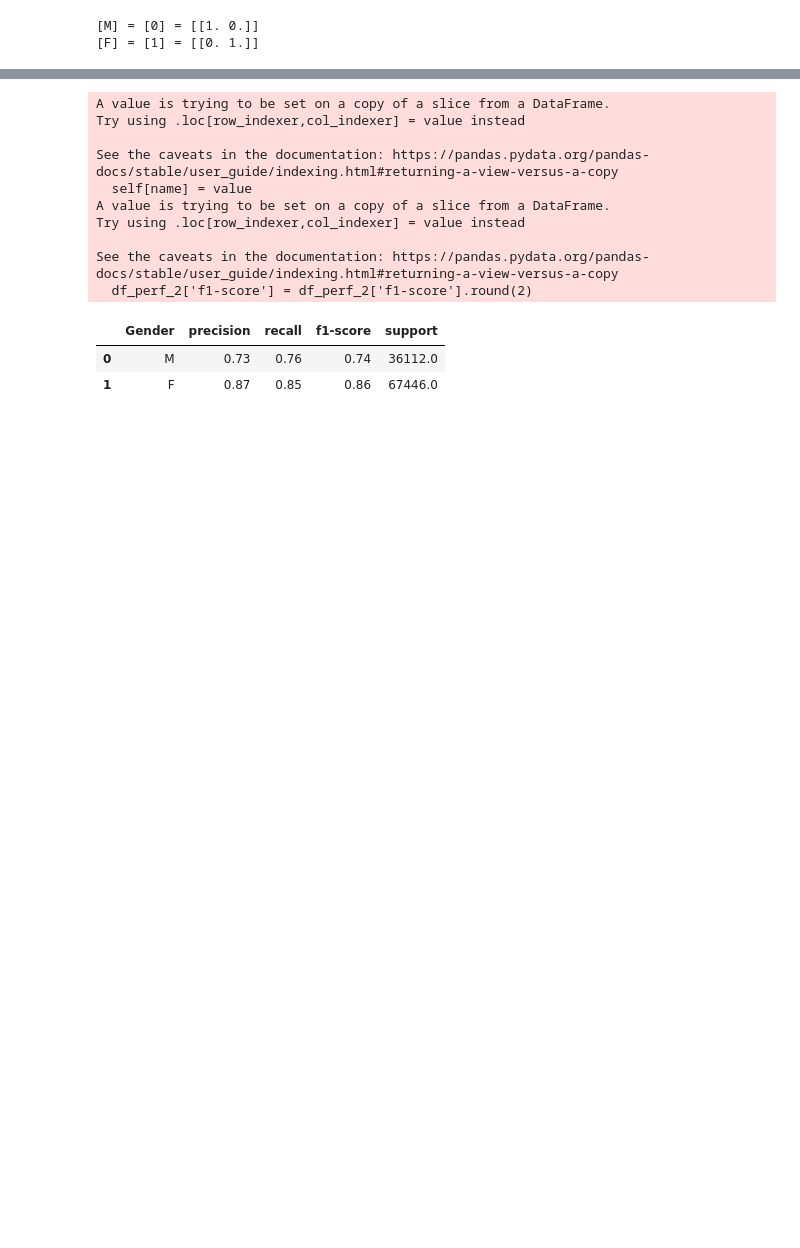
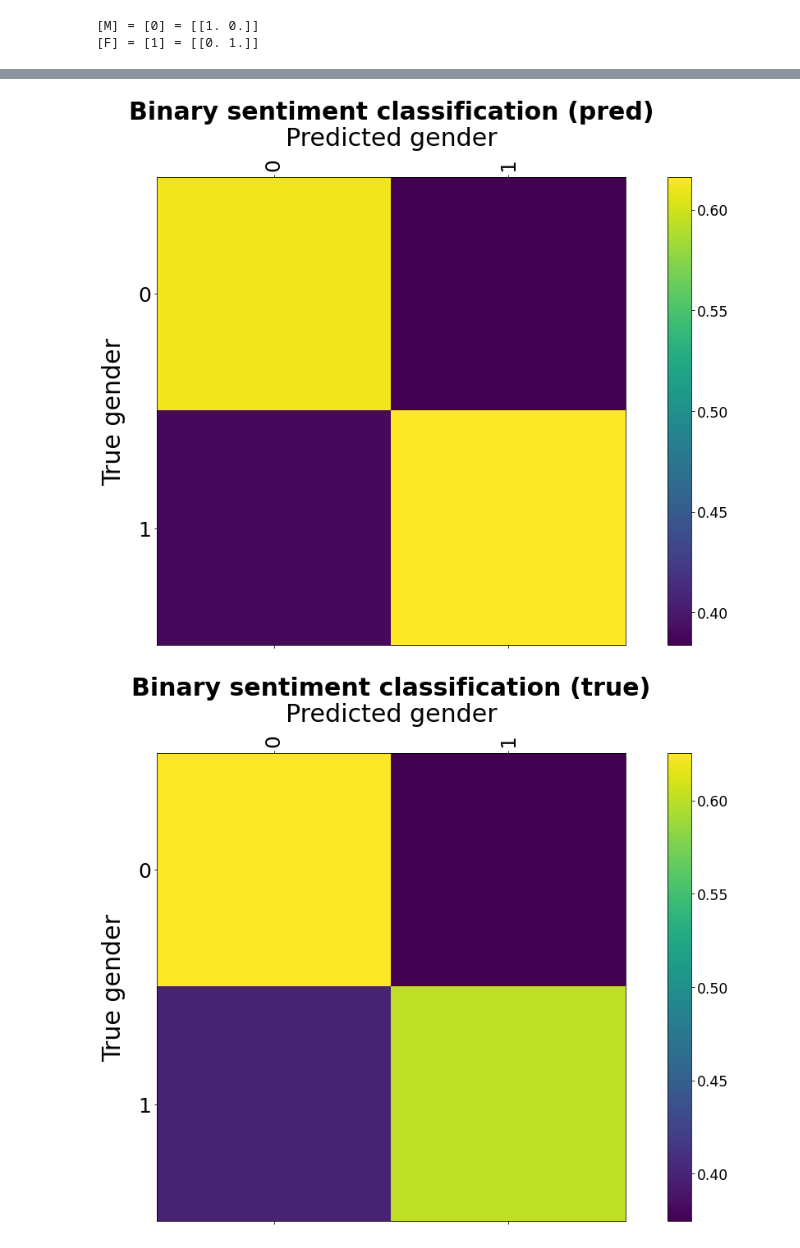
Before and after one commit to Lenschow-Fogh/Ezra, a Jupyter notebook: sentiment/models/sent_algo_1.ipynb, the cells around one changed output, grey strips where cells are left out. Saved outputs shown, nothing was run; the diff lists cells and outputs as text; code cells hidden in the pictures; blank space fills up the shorter version.

```diff
--- a/sentiment/models/sent_algo_1.ipynb
+++ b/sentiment/models/sent_algo_1.ipynb
@@ -349,22 +265,0 @@ array([1, 1, 0, ..., 0, 0, 0], dtype=int64)
-# %%
-# PLOTTING CONFUSION MATRIX
-y_test = np.array(y_test).flatten()
-cm = confusion_matrix(y_test, y_pred, normalize='pred')
-
-fig = plt.figure( figsize=[18.5,10.5])
-ax = fig.add_subplot(111)
-cax = ax.matshow(cm)
-ax.set_xlabel('Predicted gender', fontsize = 15, labelpad=15.0)
-ax.xaxis.set_label_position('top')
-ax.set_ylabel('True gender', fontsize = 15, labelpad=15.0)
-ax.set_title('Binary sentiment analysis range: 0, 1 / 0, 1',fontweight="bold", size=20, pad=100.0)
-
-cm_axis_vals = []
-
-for x in np.unique(np.array(y_pred)):
-    cm_axis_vals.append(x)
-
-fig.colorbar(cax)
-plt.xticks(range(2), cm_axis_vals, rotation=90)
-plt.yticks(range(2), cm_axis_vals)
-plt.show()
@@ -395,31 +265,0 @@ plt.show()
-# %%
-# PRINTING METRICS
-from sklearn.metrics import classification_report
-sentiment_vocab = ['M', 'F']
-
-report = classification_report(y_test, y_pred, output_dict=True)
-df_perf = pd.DataFrame.from_dict(report).transpose()
-df_perf_2 = df_perf[:2]
-df_perf_2.insert(loc=0, column='Gender', value=sentiment_vocab)
-df_perf_2.precision = df_perf_2.precision.round(2)
-df_perf_2.recall = df_perf_2.recall.round(2)
-df_perf_2['f1-score'] = df_perf_2['f1-score'].round(2)
-df_perf_2.support = df_perf_2.support.round()
-df_perf_2.reset_index(drop=True, inplace=True)
-
-
-df_perf_2
-# %% [output]
-A value is trying to be set on a copy of a slice from a DataFrame.
-Try using .loc[row_indexer,col_indexer] = value instead
-
-See the caveats in the documentation: https://pandas.pydata.org/pandas-docs/stable/user_guide/indexing.html#returning-a-view-versus-a-copy
-  self[name] = value
-A value is trying to be set on a copy of a slice from a DataFrame.
-Try using .loc[row_indexer,col_indexer] = value instead
-
-See the caveats in the documentation: https://pandas.pydata.org/pandas-docs/stable/user_guide/indexing.html#returning-a-view-versus-a-copy
-  df_perf_2['f1-score'] = df_perf_2['f1-score'].round(2)
-|  | Gender | precision | recall | f1-score | support |
-| 0 | M | 0.73 | 0.76 | 0.74 | 36112.0 |
-| 1 | F | 0.87 | 0.85 | 0.86 | 67446.0 |
@@ -462,0 +266,6 @@ def XAI(predictions, input_data, N_greatest_polarities):
+# %%
+# PLOTTING CONFUSION MATRIX
+plot_confusion_matrix(np.array(y_test).flatten(), y_pred, 'Binary sentiment classification', 'Predicted gender', 'True gender')
+# %% [output]
+[figure, added]
+[figure, added]
```
Also changed, not shown: parts of 18 cells of this notebook, 5 other files.
